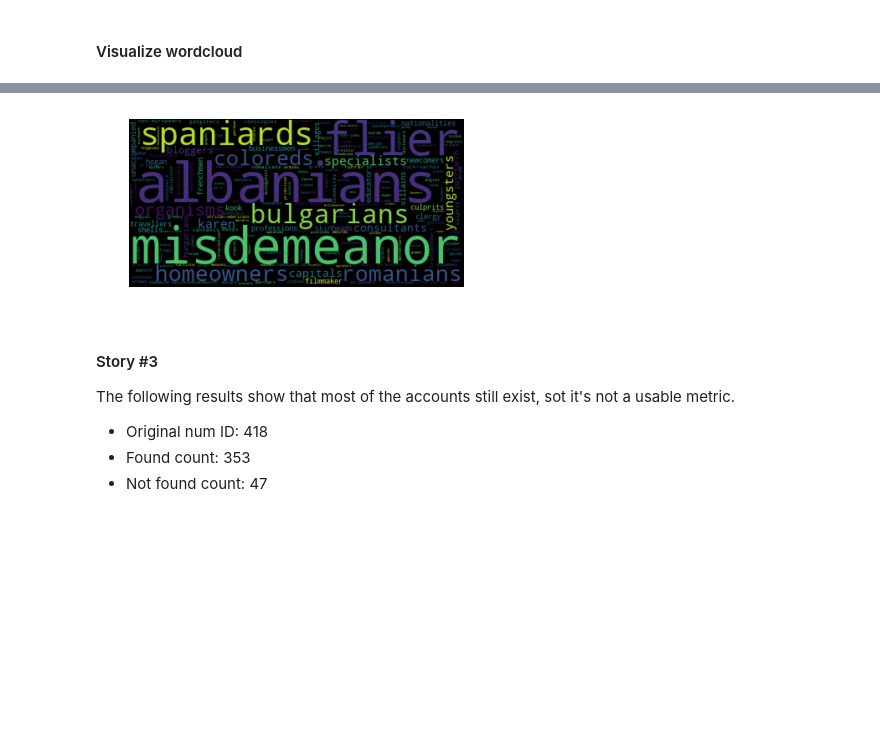
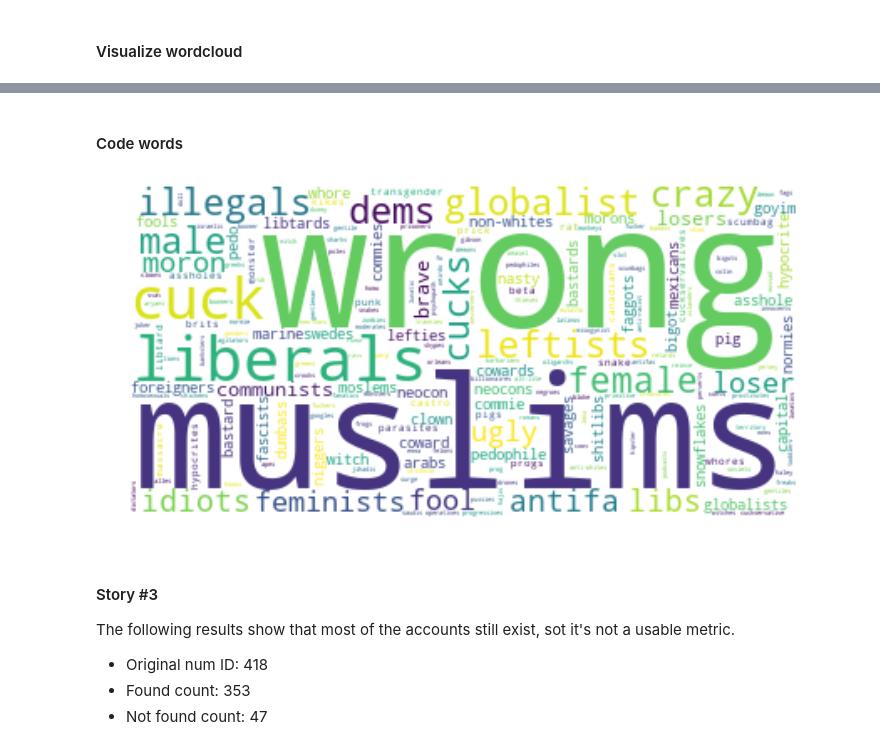
Before and after one commit to JherezTaylor/hatespeech_codewords, a Jupyter notebook: hatespeech_core/notebooks/www_conf_experiment_1.ipynb, the cells around one changed output, grey strips where cells are left out. Saved outputs shown, nothing was run; the diff lists cells and outputs as text; code cells hidden in the pictures; blank space fills up the shorter version.

```diff
--- a/hatespeech_core/notebooks/www_conf_experiment_1.ipynb
+++ b/hatespeech_core/notebooks/www_conf_experiment_1.ipynb
@@ -151,5 +158,8 @@ hate_corpus_weights_df.head(20)
 # %%
 tfidf_keys = hate_corpus_weights_df['term'].tolist()
 tfidf_weights = hate_corpus_weights_df['weight'].tolist()
+
+idf_keys = df_hate_corpus_idf['word'].tolist()
+idf_weights = df_hate_corpus_idf['weight'].tolist()
 # %%
 tfidf_dict = {}
@@ -165,10 +183,21 @@ plt.show()
+# %% [markdown]
+#### Code words
+# %%
+idf_inverse = build_inverse_frequecy(idf_dict)
+inv_hate_corpus_word_cloud = build_word_cloud(idf_inverse)
+fig2 = plt.figure( figsize=(12,12) )
+plt.imshow(inv_hate_corpus_word_cloud, interpolation='bilinear')
+plt.axis("off")
+plt.show()
+fig2.savefig('codewords.png', dpi = 100)
+# %% [output]
+[figure, added]
 # %%
-hate_corpus_word_cloud = build_word_cloud(hate_corpus_idf)
-plt.imshow(hate_corpus_word_cloud, interpolation='bilinear')
-plt.axis("off")
-plt.show()
+# hate_corpus_word_cloud = build_word_cloud(idf_dict)
+# plt.figure( figsize=(12,12) )
+# plt.imshow(hate_corpus_word_cloud, interpolation='bilinear')
+# plt.axis("off")
+# plt.show()
-# %% [output]
-[figure, removed]
 # %% [markdown]
 #### Story #3
 
```
Also changed, not shown: parts of 8 cells of this notebook, 2 other files.
